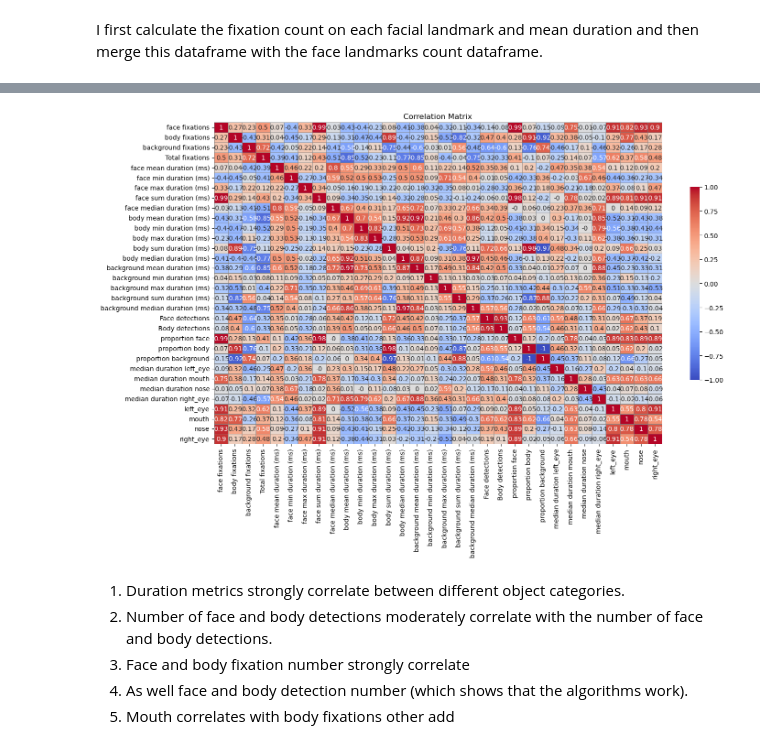
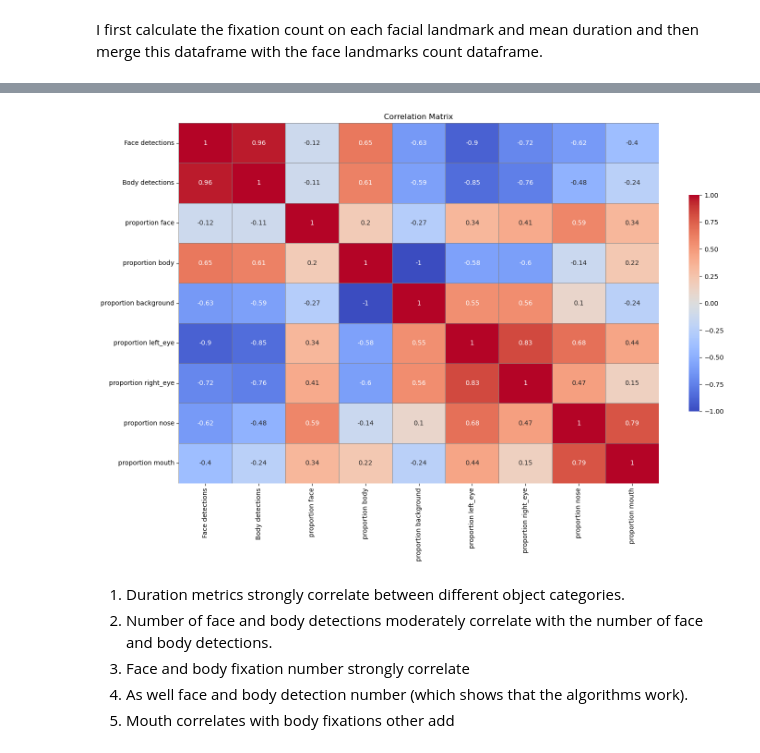
Before and after one commit to aliabugaga/Master-Thesis-Zaidan, a Jupyter notebook: fixations_analysis.ipynb, the cells around one changed output, grey strips where cells are left out. Cells and saved outputs as stored; diff of their text form; code cells hidden in the pictures.

Commit message:
removing stuff i dont need

```diff
--- a/fixations_analysis.ipynb
+++ b/fixations_analysis.ipynb
@@ -651,3 +582,17 @@ aoi_counts = landmarks_df.pivot_table(
 
 # merge face AOI counts df with the combined_df
 combined_df = combined_df.merge(aoi_counts, on=['Participant', 'Recording'], how='left')
+
+#make a df where recirdings are combined per participant
+agg_dict = {
+    **{f"{ft} fixations": "sum" for ft in fixation_types},
+    "Total fixations": "sum",
+    "Face detections": "sum",
+    "Body detections": "sum",
+    "left_eye": "sum",
+    "right_eye": "sum",
+    "nose": "sum",
+    "mouth": "sum"
+}
+# doesnt have durations (bc i need to make a melted df to combine for it first)
+combined_per_participant_df = combined_df.groupby("Participant").agg(agg_dict).reset_index()
@@ -657,31 +623,45 @@ combined_df = combined_df.merge(aoi_counts, on=['Participant', 'Recording'], how
 
 #aoi_counts
 #mean_duration_facial_landmarks_df
+# %%
+combined_per_participant_df
+
+# proportion of each fixation type
+combined_per_participant_df['proportion face'] = combined_per_participant_df['face fixations'] / combined_per_participant_df['Total fixations']
+combined_per_participant_df['proportion body'] = combined_per_participant_df['body fixations'] / combined_per_participant_df['Total fixations']
+combined_per_participant_df['proportion background'] = combined_per_participant_df['background fixations'] / combined_per_participant_df['Total fixations']
+
+# for facial landmarks i need to take proportion from only "assigned" face fixations - fix later
+combined_per_participant_df['proportion left_eye'] = combined_per_participant_df['left_eye']/combined_per_participant_df['face fixations']
+combined_per_participant_df['proportion right_eye'] = combined_per_participant_df['right_eye']/combined_per_participant_df['face fixations']
+combined_per_participant_df['proportion nose'] = combined_per_participant_df['nose']/combined_per_participant_df['face fixations']
+combined_per_participant_df['proportion mouth'] = combined_per_participant_df['mouth']/combined_per_participant_df['face fixations']
 # %%
-cols_to_exclude = ['Participant', 'Recording']
+cols_to_exclude = ['Participant', 'face fixations','body fixations', 'background fixations', 'Total fixations',
+                   'left_eye', 'right_eye', 'nose', 'mouth']
 
 # a new df excluding those columns for correlations
-df_corr = combined_df.drop(columns=cols_to_exclude)
+df_corr = combined_per_participant_df.drop(columns=cols_to_exclude)
 corr_matrix = df_corr.corr().round(2)
 
 plt.figure(figsize=(15, 10))
 
 sns.heatmap(
     corr_matrix ,
     annot=True,
     cmap='coolwarm',
     vmin=-1, vmax=1,
     center=0,
     linewidths=0.5,
     linecolor='gray',
     cbar_kws={"shrink": 0.6}
 )
 
 plt.title("Correlation Matrix")
 plt.tight_layout()
 plt.show()
 # %% [output]
-[figure, old version]
+[figure, new version]
 # %% [markdown]
 1. Duration metrics strongly correlate between different object categories.
 2. Number of face and body detections moderately correlate with the number of face and body detections.
```
Also changed, not shown: parts of 28 cells of this notebook, 5 other files.
